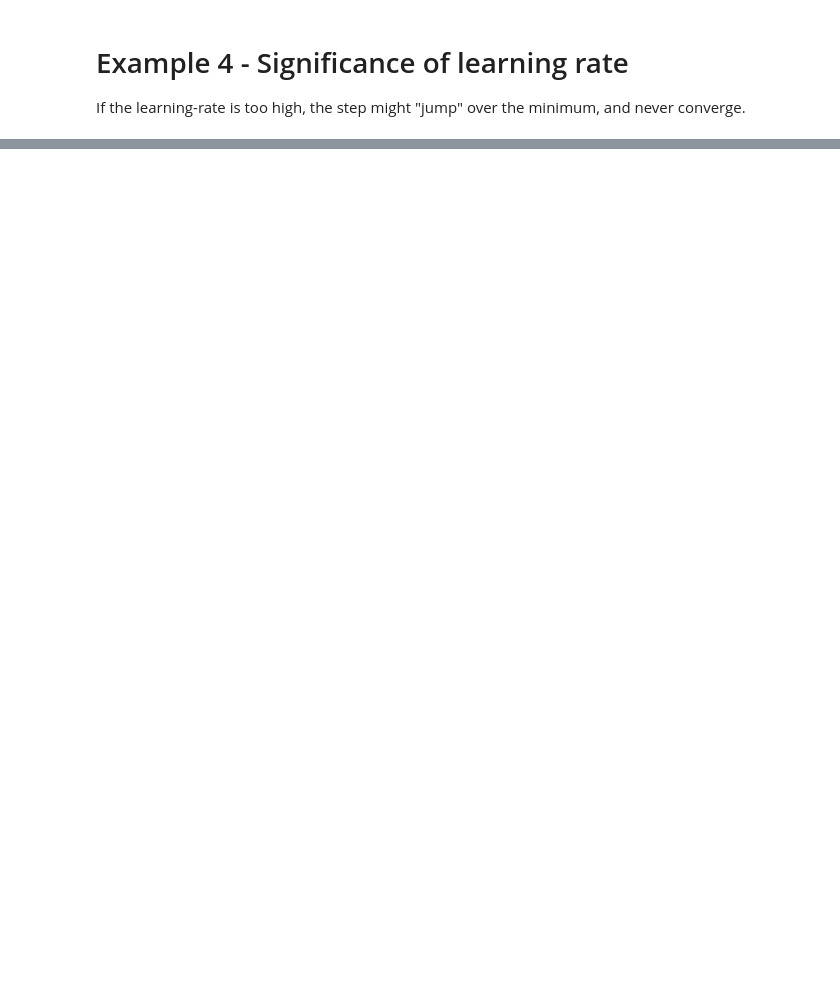
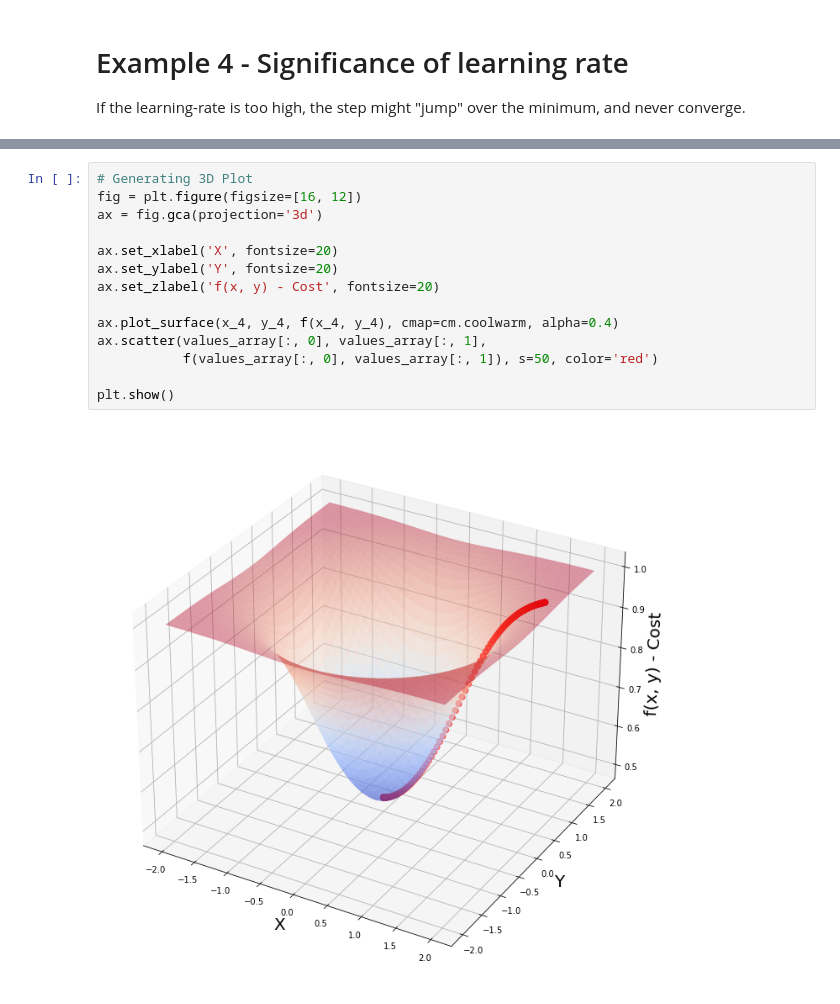
Before and after one commit to BalazsSzekeres/gradiant-descent-sample, a Jupyter notebook: src/gradient_descent_jn.ipynb, the cells around one changed output, grey strips where cells are left out. Drawn from its saved outputs; the diff is of its cells as text; blank space fills up the shorter version.

```diff
--- a/src/gradient_descent_jn.ipynb
+++ b/src/gradient_descent_jn.ipynb
@@ -243,0 +314,16 @@ $$f(x,y) = \frac{1}{2}{3^{-x^2-y^2} $$
+# %%
+# Generating 3D Plot
+fig = plt.figure(figsize=[16, 12])
+ax = fig.gca(projection='3d')
+
+ax.set_xlabel('X', fontsize=20)
+ax.set_ylabel('Y', fontsize=20)
+ax.set_zlabel('f(x, y) - Cost', fontsize=20)
+
+ax.plot_surface(x_4, y_4, f(x_4, y_4), cmap=cm.coolwarm, alpha=0.4)
+ax.scatter(values_array[:, 0], values_array[:, 1],
+           f(values_array[:, 0], values_array[:, 1]), s=50, color='red')
+
+plt.show()
+# %% [output]
+[figure, added]
```
Also changed, not shown: parts of 12 cells of this notebook, 1 other file.
